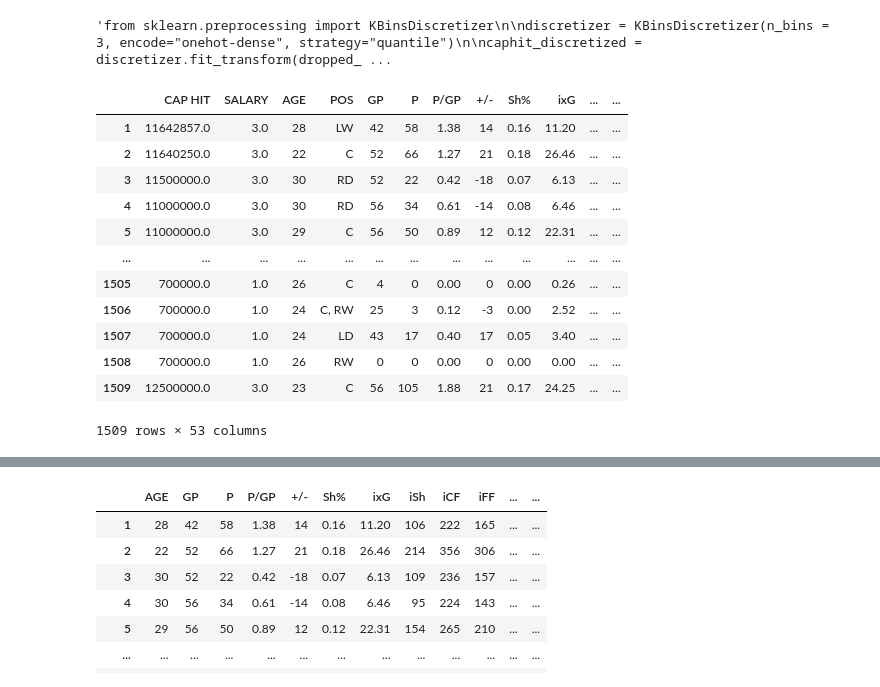
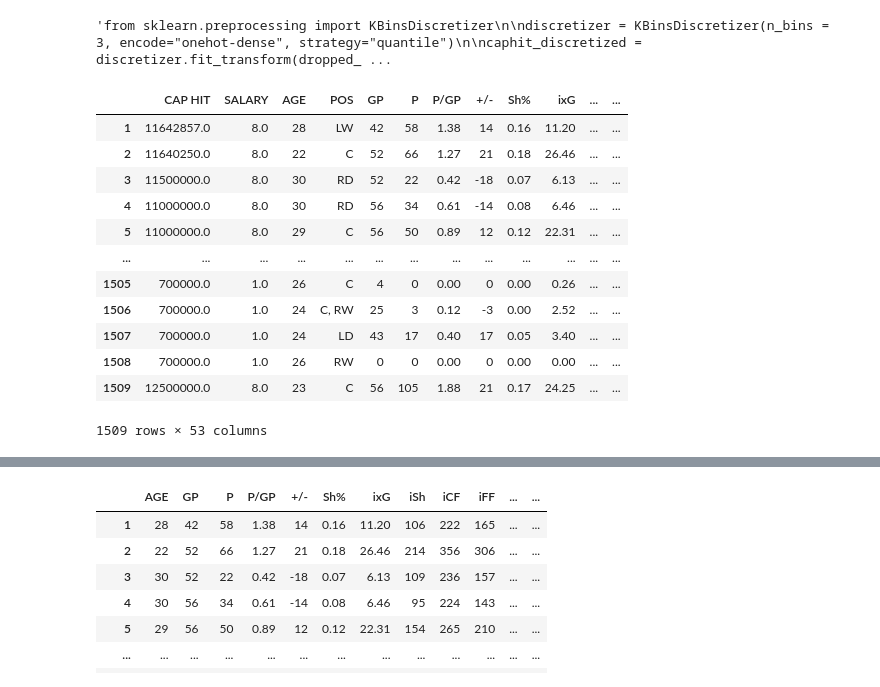
Before and after one commit to eliaskarikas/predictingNHLsalary, a Jupyter notebook: git_to_csv.ipynb, the cells around one changed output, grey strips where cells are left out. Saved outputs shown, nothing was run; the diff lists cells and outputs as text; code cells hidden in the pictures.

```diff
--- a/git_to_csv.ipynb
+++ b/git_to_csv.ipynb
@@ -220,23 +220,29 @@ salary_df.index += 1
 'from sklearn.preprocessing import KBinsDiscretizer\n\ndiscretizer = KBinsDiscretizer(n_bins = 3, encode="onehot-dense", strategy="quantile")\n\ncaphit_discretized = discretizer.fit_transform(dropped_ ...
 # %%
 ## Instead using this: ordinal encoding
-dropped_df.loc[dropped_df.SALARY <= 5000000, "SALARY"] = 1
-dropped_df.loc[(dropped_df.SALARY < 10000000) & (dropped_df.SALARY > 50000000), "SALARY"] = 2
-dropped_df.loc[dropped_df.SALARY >= 10000000, "SALARY"] = 3
+
+dropped_df.loc[dropped_df.SALARY <= 700000, "SALARY"] = 1
+dropped_df.loc[(dropped_df.SALARY <= 780000) & (dropped_df.SALARY > 700000), "SALARY"] = 2
+dropped_df.loc[(dropped_df.SALARY < 800000) & (dropped_df.SALARY > 780000), "SALARY"] = 3
+dropped_df.loc[(dropped_df.SALARY < 900000) & (dropped_df.SALARY >= 800000), "SALARY"] = 4
+dropped_df.loc[(dropped_df.SALARY < 1000000) & (dropped_df.SALARY >= 900000), "SALARY"] = 5
+dropped_df.loc[(dropped_df.SALARY < 2500000) & (dropped_df.SALARY >= 1000000), "SALARY"] = 6
+dropped_df.loc[(dropped_df.SALARY < 4500000) & (dropped_df.SALARY >= 2500000), "SALARY"] = 7
+dropped_df.loc[dropped_df.SALARY >= 4500000, "SALARY"] = 8
 dropped_df
 # %% [output]
 |  | CAP HIT | SALARY | AGE | POS | GP | P | P/GP | +/- | Sh% | ixG | ... | ... |
-| 1 | 11642857.0 | 3.0 | 28 | LW | 42 | 58 | 1.38 | 14 | 0.16 | 11.20 | ... | ... |
-| 2 | 11640250.0 | 3.0 | 22 | C | 52 | 66 | 1.27 | 21 | 0.18 | 26.46 | ... | ... |
-| 3 | 11500000.0 | 3.0 | 30 | RD | 52 | 22 | 0.42 | -18 | 0.07 | 6.13 | ... | ... |
-| 4 | 11000000.0 | 3.0 | 30 | RD | 56 | 34 | 0.61 | -14 | 0.08 | 6.46 | ... | ... |
-| 5 | 11000000.0 | 3.0 | 29 | C | 56 | 50 | 0.89 | 12 | 0.12 | 22.31 | ... | ... |
+| 1 | 11642857.0 | 8.0 | 28 | LW | 42 | 58 | 1.38 | 14 | 0.16 | 11.20 | ... | ... |
+| 2 | 11640250.0 | 8.0 | 22 | C | 52 | 66 | 1.27 | 21 | 0.18 | 26.46 | ... | ... |
+| 3 | 11500000.0 | 8.0 | 30 | RD | 52 | 22 | 0.42 | -18 | 0.07 | 6.13 | ... | ... |
+| 4 | 11000000.0 | 8.0 | 30 | RD | 56 | 34 | 0.61 | -14 | 0.08 | 6.46 | ... | ... |
+| 5 | 11000000.0 | 8.0 | 29 | C | 56 | 50 | 0.89 | 12 | 0.12 | 22.31 | ... | ... |
 | ... | ... | ... | ... | ... | ... | ... | ... | ... | ... | ... | ... | ... |
 | 1505 | 700000.0 | 1.0 | 26 | C | 4 | 0 | 0.00 | 0 | 0.00 | 0.26 | ... | ... |
 | 1506 | 700000.0 | 1.0 | 24 | C, RW | 25 | 3 | 0.12 | -3 | 0.00 | 2.52 | ... | ... |
 | 1507 | 700000.0 | 1.0 | 24 | LD | 43 | 17 | 0.40 | 17 | 0.05 | 3.40 | ... | ... |
 | 1508 | 700000.0 | 1.0 | 26 | RW | 0 | 0 | 0.00 | 0 | 0.00 | 0.00 | ... | ... |
-| 1509 | 12500000.0 | 3.0 | 23 | C | 56 | 105 | 1.88 | 21 | 0.17 | 24.25 | ... | ... |
+| 1509 | 12500000.0 | 8.0 | 23 | C | 56 | 105 | 1.88 | 21 | 0.17 | 24.25 | ... | ... |
 1509 rows × 53 columns
 # %%
 #dropped_df = pd.concat([dropped_df, caphit_df, salary_df], axis = 1)
```
Also changed, not shown: parts of 6 cells of this notebook.
